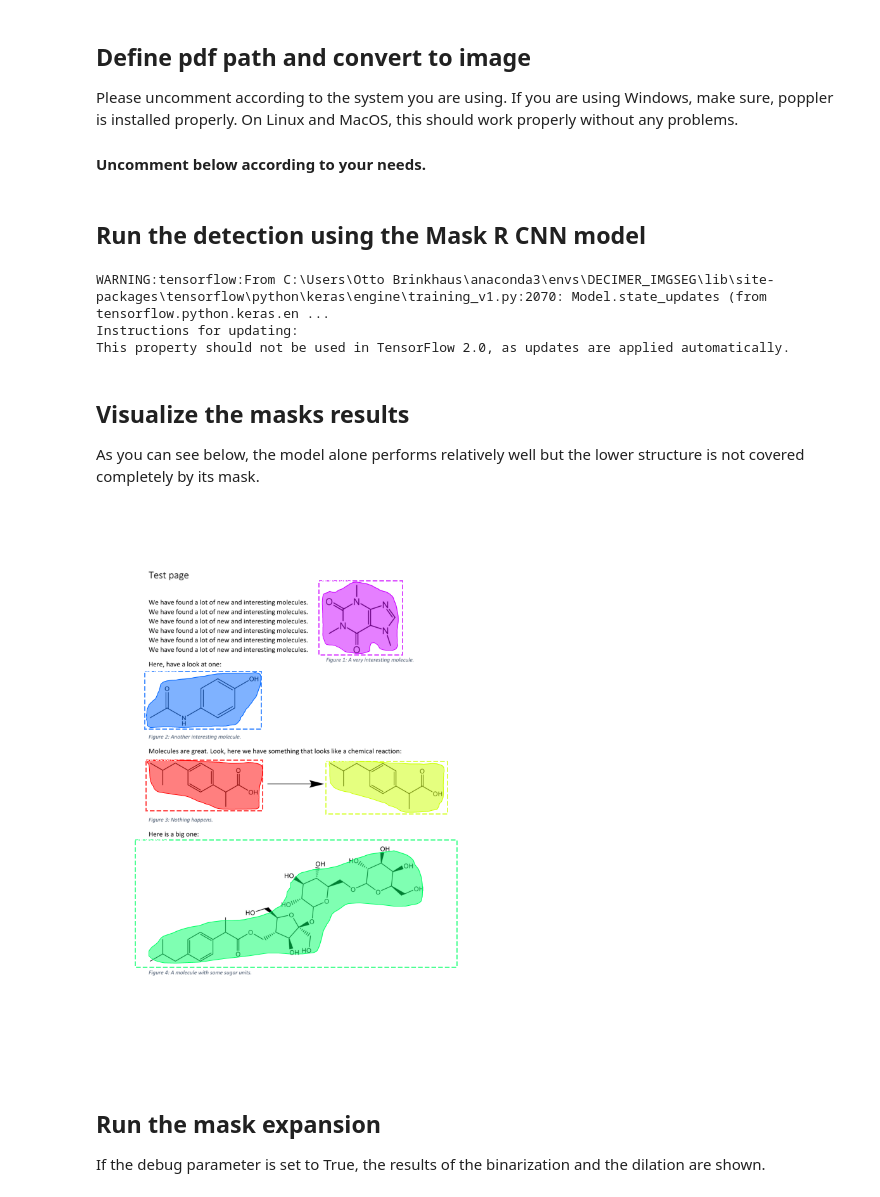
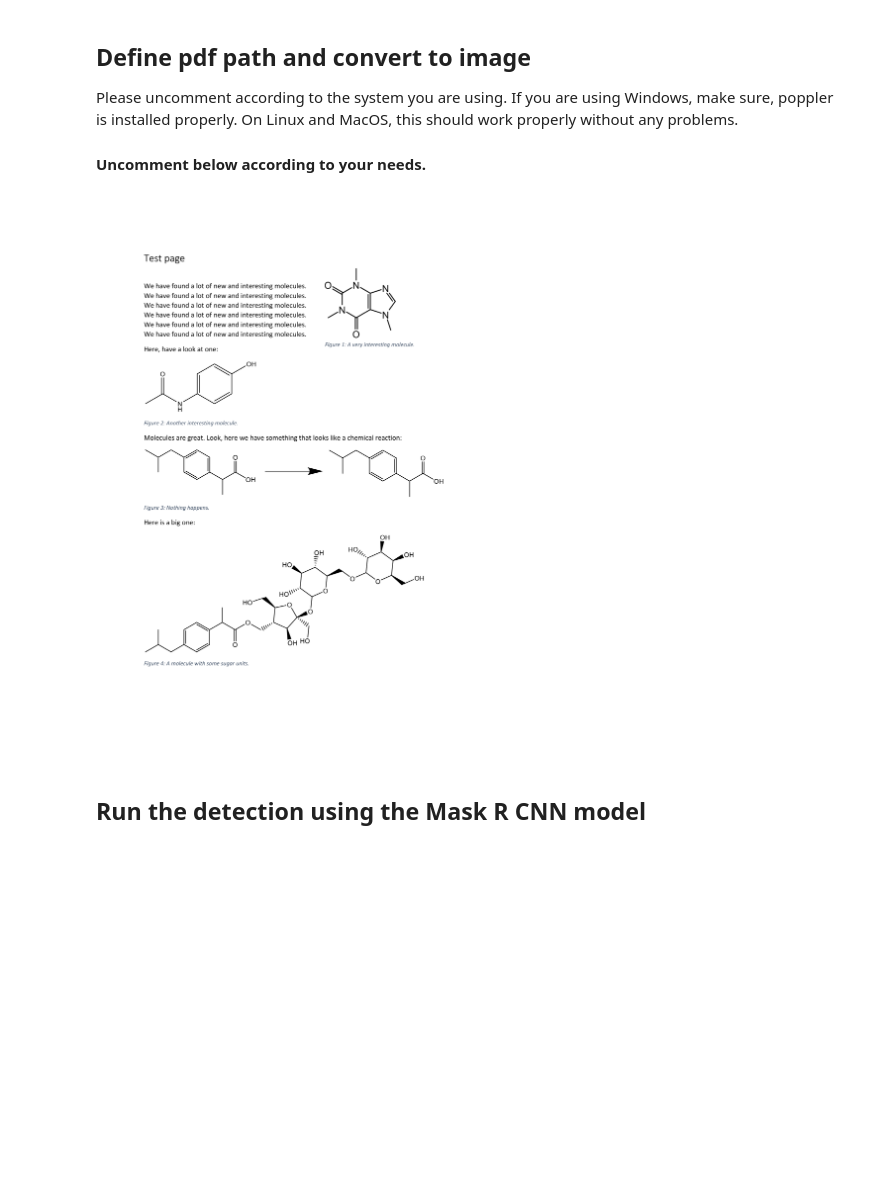
Before and after one commit to Kohulan/DECIMER-Image-Segmentation, a Jupyter notebook: DECIMER_Segmentation_notebook.ipynb, the cells around one changed output. Saved outputs shown, nothing was run; the diff lists cells and outputs as text; code cells hidden in the pictures; blank space fills up the shorter version.

```diff
--- a/DECIMER_Segmentation_notebook.ipynb
+++ b/DECIMER_Segmentation_notebook.ipynb
@@ -30,35 +26,15 @@ On Linux and MacOS, this should work properly without any problems.
 # %%
 path = os.path.abspath('./Validation/test_page.pdf')
 
 #If you are using Windows, make sure to have poppler installed and show pdf2image where to find it.
-#poppler_path = r"C:\Program Files (x86)\poppler-0.68.0\bin"  # CHANGE PATH
-#pages = convert_from_path(path, 500, poppler_path = poppler_path)
+poppler_path = "C:\\Program Files (x86)\\poppler-0.68.0\\bin"  # CHANGE PATH
+pages = convert_from_path(path, 300, poppler_path = poppler_path)
 
 # If you are using Linux or MacOS, this should hopefully have been installed via conda/pip.
 # In that case, you just run:
 #pages = convert_from_path(path, 500)
+pages[0]
+# %% [output]
+[figure, added]
 # %% [markdown]
 ## Run the detection using the Mask R CNN model
-# %%
-image = np.asarray(pages[0])
-results = model.detect([image], verbose=1)
-r = results[0]
-# %% [output]
-WARNING:tensorflow:From C:\Users\Otto Brinkhaus\anaconda3\envs\DECIMER_IMGSEG\lib\site-packages\tensorflow\python\keras\engine\training_v1.py:2070: Model.state_updates (from tensorflow.python.keras.en ...
-Instructions for updating:
-This property should not be used in TensorFlow 2.0, as updates are applied automatically.
-# %% [markdown]
-## Visualize the masks results
-
-As you can see below, the model alone performs relatively well but the lower structure is not covered completely by its mask.
-# %%
-visualize.display_instances(image = image,
-                             masks = r['masks'],
-                             class_ids = r["class_ids"],
-                             boxes = r['rois'],
-                            class_names = ['structure', 'structure'])
-# %% [output]
-[figure, removed]
-# %% [markdown]
-## Run the mask expansion
-If the debug parameter is set to True, the results of the binarization and the dilation are shown.
```
Also changed, not shown: parts of 13 cells of this notebook.
